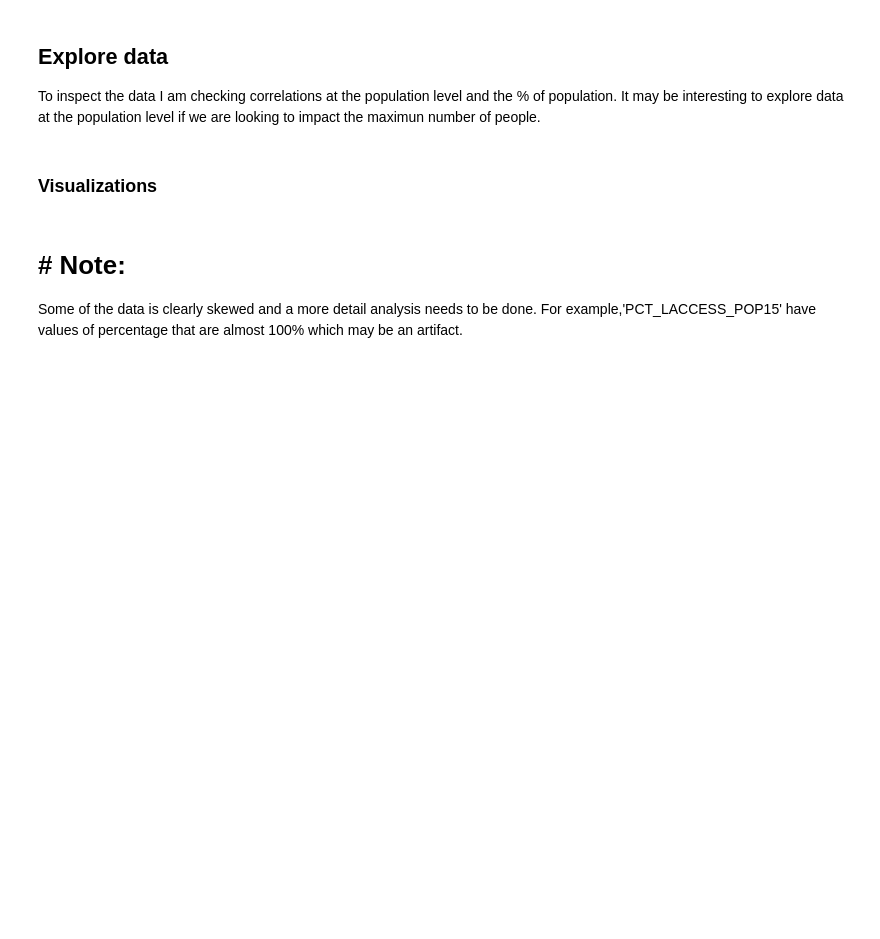
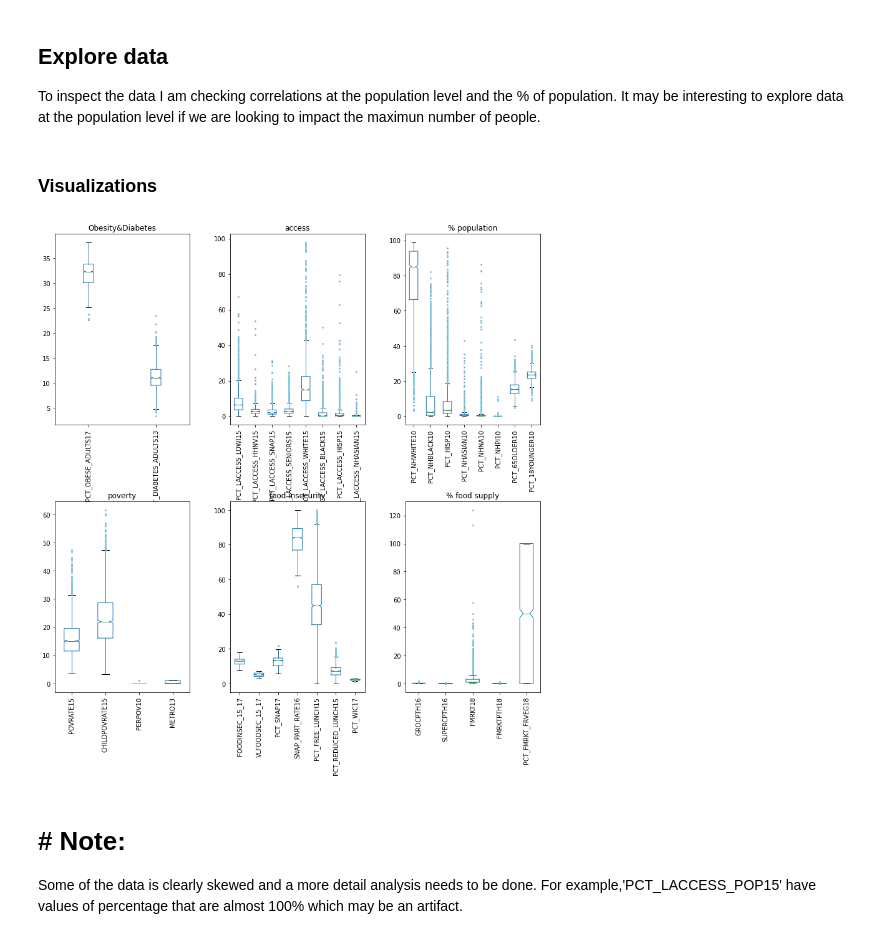
Before and after one commit to MPdeM/food_access, a Jupyter notebook: food_access.ipynb, the cells around one changed output. Saved outputs shown, nothing was run; the diff lists cells and outputs as text; code cells hidden in the pictures; blank space fills up the shorter version.

```diff
--- a/food_access.ipynb
+++ b/food_access.ipynb
@@ -162,45 +194,47 @@ sb15=['FOODINSEC_15_17','VLFOODSEC_15_17','PCT_SNAP17',
      'SNAP_PART_RATE16','PCT_FREE_LUNCH15', 'PCT_REDUCED_LUNCH15',
      'PCT_WIC17']
 sb16=['GROCPTH16','SUPERCPTH16', 'FMRKT18',
       'FMRKTPTH18','PCT_FMRKT_FRVEG18']
 
 
 fig, axes = plt.subplots(nrows=2, ncols=3, figsize=(12, 12))
 
 flierprops = dict(marker='o', markerfacecolor='grey',
                   markeredgecolor='skyblue',markersize=2,
                   linestyle='none')
 
-axs[0, 0].boxplot= df.boxplot(sb11,ax=axes[0,0],grid=False,
+axes[0, 0].boxplot= df.boxplot(sb11,ax=axes[0,0],grid=False,
                              rot=90, notch=True,flierprops=flierprops)
-axs[0, 0].set_title('Obesity&Diabetes')
+axes[0, 0].set_title('Obesity&Diabetes')
 
-axs[0,1].boxplot = df.boxplot(sb12,grid=False, ax=axes[0,1],
+axes[0,1].boxplot = df.boxplot(sb12,grid=False, ax=axes[0,1],
                              rot=90, notch=True,flierprops=flierprops)
-axs[0,1].set_title('access')
+axes[0,1].set_title('access')
 
-axs[0,2].boxplot =df.boxplot(sb13,grid=False, ax=axes[0,2],
+axes[0,2].boxplot =df.boxplot(sb13,grid=False, ax=axes[0,2],
                              rot=90, notch=True,flierprops=flierprops)
-axs[0,2].set_title('% population')
+axes[0,2].set_title('% population')
 
-axs[1,0].boxplot = df.boxplot(sb14,grid=False, ax=axes[1,0],
+axes[1,0].boxplot = df.boxplot(sb14,grid=False, ax=axes[1,0],
                              rot=90, notch=True,flierprops=flierprops)
-axs[1,0].set_title('poverty')
+axes[1,0].set_title('poverty')
 
-axs[1,1].boxplot = df.boxplot(sb15,grid=False,ax=axes[1,1],
+axes[1,1].boxplot = df.boxplot(sb15,grid=False,ax=axes[1,1],
                              rot=90, notch=True,flierprops=flierprops)
-axs[1,1].set_title('food insecurity')
+axes[1,1].set_title('food insecurity')
 
-axs[1,2].boxplot = df.boxplot(sb16,grid=False, ax=axes[1,2],
+axes[1,2].boxplot = df.boxplot(sb16,grid=False, ax=axes[1,2],
                              rot=90, notch=True,flierprops=flierprops)
-axs[1,2].set_title('% food supply')
+axes[1,2].set_title('% food supply')
 
 fig.subplots_adjust(left=0.08, right=0.98, bottom=0.05, top=0.9,
                     hspace=0.4, wspace=0.3)
 # Set the axes ranges and axes labels
 # axs.set( ylabel=' % ')
 plt.savefig('assets/distribPerc.png')
 plt.show()
+# %% [output]
+[figure, added]
 # %% [markdown]
 # # Note:
 
```
Also changed, not shown: parts of 14 cells of this notebook, 2 other files.
